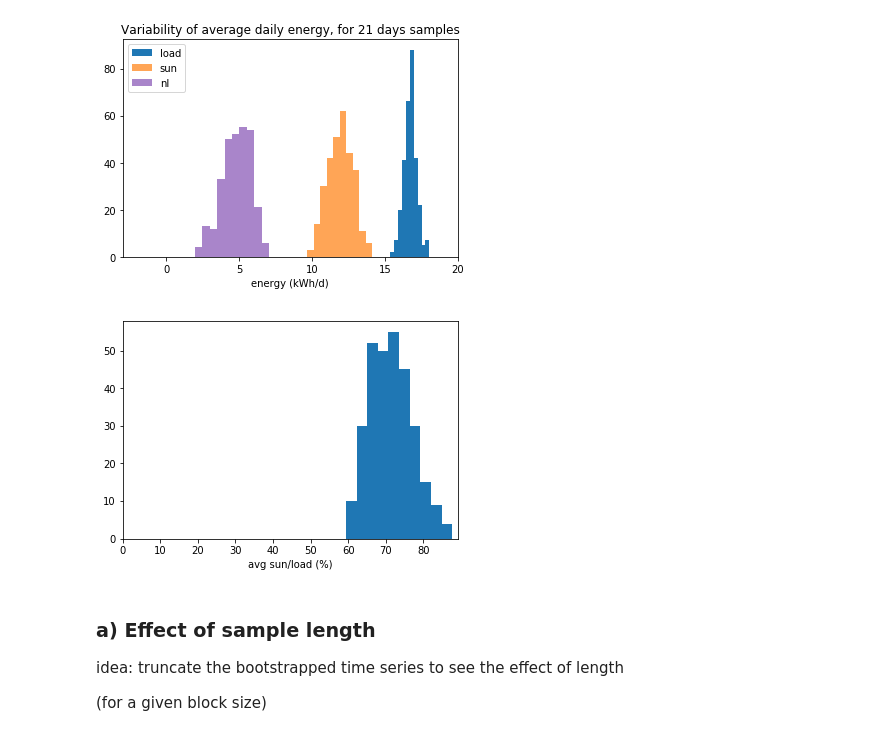
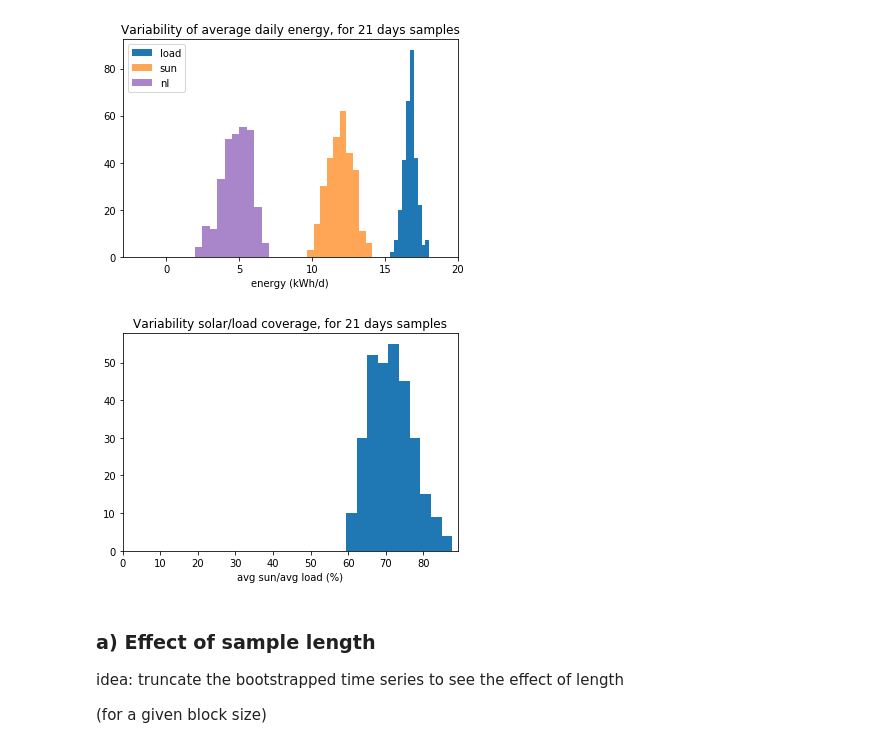
Before and after one commit to pierre-haessig/solarhome-control-bench, a Jupyter notebook: data/data_variability_bootstrap.ipynb, the cells around one changed output. Cells and saved outputs as stored; diff of their text form; code cells hidden in the pictures.

```diff
--- a/data/data_variability_bootstrap.ipynb
+++ b/data/data_variability_bootstrap.ipynb
@@ -217,11 +220,12 @@ plt.xlim(-3, 20);
 # %% [output]
 [figure]
 # %%
+plt.title('Variability solar/load coverage, for {} days samples'.format(ndays))
 plt.hist(P_sun_cumen/P_load_cumen*100);
 plt.xlim(xmin=0)
-plt.xlabel('avg sun/load (%)');
+plt.xlabel('avg sun/avg load (%)');
 # %% [output]
-[figure, old version]
+[figure, new version]
 # %% [markdown]
 ### a) Effect of sample length
 
```
Also changed, not shown: parts of 14 cells of this notebook, 2 other files.
